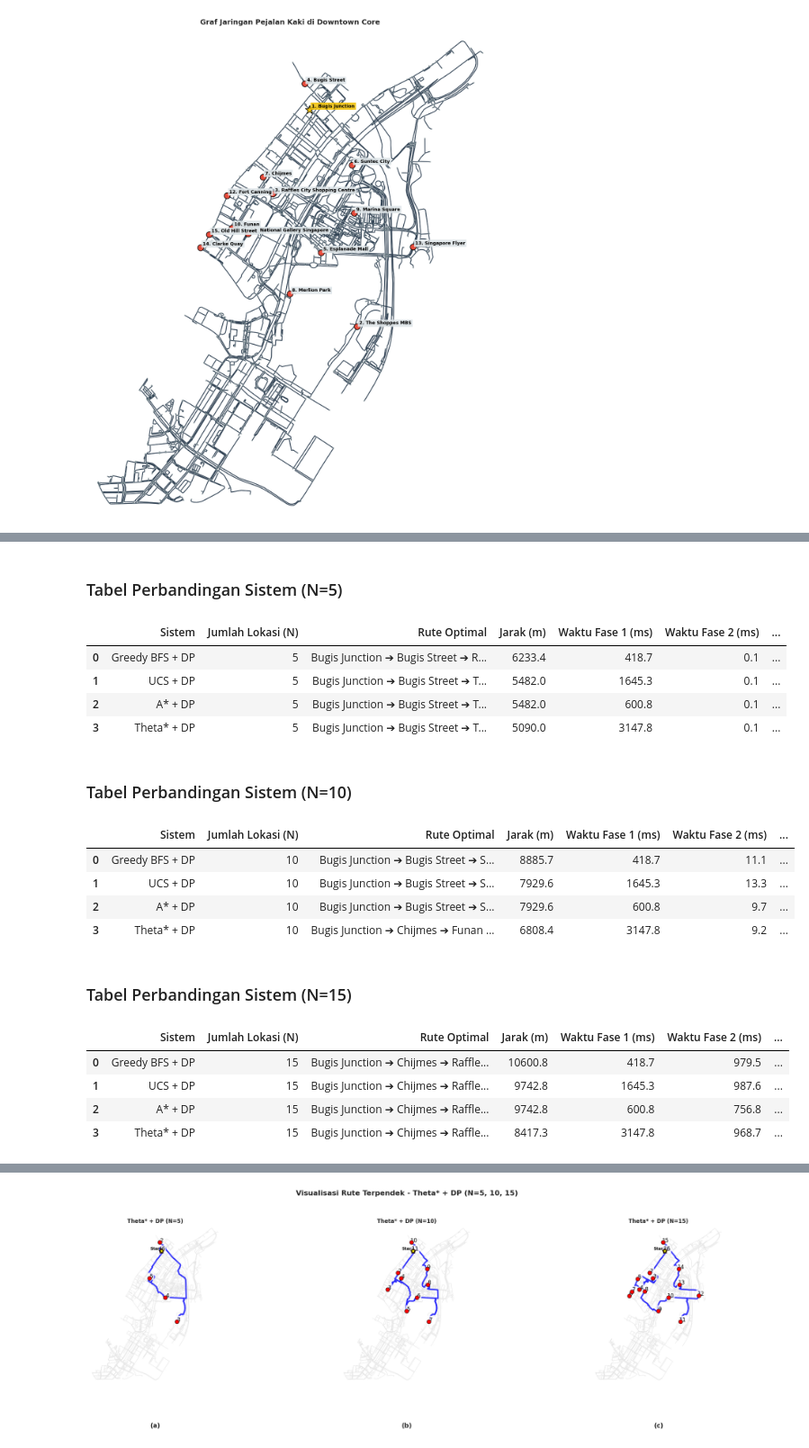
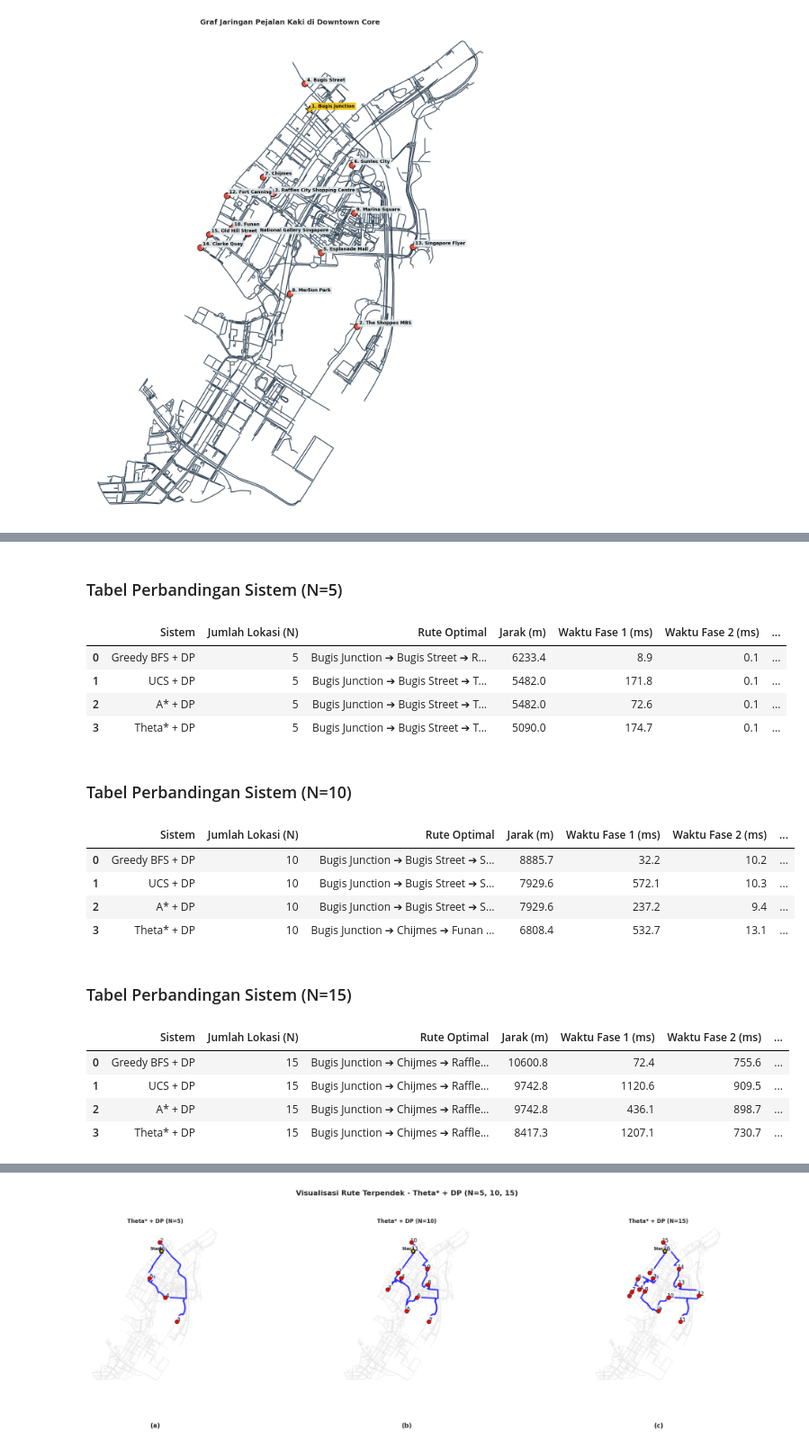
Before and after one commit to Sza288/Proyek_ASA, a Jupyter notebook: Tugas_Besar_ASA.ipynb, the cells around one changed output, grey strips where cells are left out. Shown at 90% size. Saved outputs shown, nothing was run; the diff lists cells and outputs as text; code cells hidden in the pictures.

```diff
--- a/Tugas_Besar_ASA.ipynb
+++ b/Tugas_Besar_ASA.ipynb
@@ -488,10 +497,10 @@ semua_hasil = []
 
 for n_uji in variasi_n:
   daftar_sistem = [
-    {"nama": "Greedy BFS + DP", "matriks": matriks_gbfs[:n_uji, :n_uji],  "waktu_fase1": waktu_gbfs,  "ekspansi_fase1": ekspansi_gbfs},
-    {"nama": "UCS + DP",        "matriks": matriks_ucs[:n_uji, :n_uji],   "waktu_fase1": waktu_ucs,   "ekspansi_fase1": ekspansi_ucs},
-    {"nama": "A* + DP",         "matriks": matriks_astar[:n_uji, :n_uji], "waktu_fase1": waktu_astar, "ekspansi_fase1": ekspansi_astar},
-    {"nama": "Theta* + DP",     "matriks": matriks_theta[:n_uji, :n_uji], "waktu_fase1": waktu_theta, "ekspansi_fase1": ekspansi_theta}
+    {"nama": "Greedy BFS + DP", "matriks": dict_matriks_skala['GBFS'][n_uji],  "waktu_fase1": performa_fase1['GBFS']['waktu'][n_uji],  "ekspansi_fase1": performa_fase1['GBFS']['ekspansi'][n_uji]},
+    {"nama": "UCS + DP",        "matriks": dict_matriks_skala['UCS'][n_uji],   "waktu_fase1": performa_fase1['UCS']['waktu'][n_uji],   "ekspansi_fase1": performa_fase1['UCS']['ekspansi'][n_uji]},
+    {"nama": "A* + DP",         "matriks": dict_matriks_skala['A*'][n_uji],    "waktu_fase1": performa_fase1['A*']['waktu'][n_uji],    "ekspansi_fase1": performa_fase1['A*']['ekspansi'][n_uji]},
+    {"nama": "Theta* + DP",     "matriks": dict_matriks_skala['Theta*'][n_uji], "waktu_fase1": performa_fase1['Theta*']['waktu'][n_uji], "ekspansi_fase1": performa_fase1['Theta*']['ekspansi'][n_uji]}
   ]
 
   hasil_per_n = []
@@ -503,47 +512,47 @@ for n_uji in variasi_n:
     rute, jarak_total, state_dp = held_karp_dp(mat_f1, start_node=0)
     waktu_fase2 = (time.time() - t0_dp) * 1000
 
     waktu_total = sistem["waktu_fase1"] + waktu_fase2
 
     row = {
       "Sistem": sistem["nama"],
       "Jumlah Lokasi (N)": n_uji,
       "Rute Optimal": format_rute(rute, names_uji),
       "Jarak (m)": round(jarak_total, 1),
       "Waktu Fase 1 (ms)": round(sistem["waktu_fase1"], 1),
       "Waktu Fase 2 (ms)": round(waktu_fase2, 1),
       "Total Waktu Eksekusi (ms)": round(waktu_total, 1),
       "Ekspansi Simpul": sistem["ekspansi_fase1"],
       "Ekspansi Status DP": state_dp
     }
     hasil_per_n.append(row)
     semua_hasil.append(row)
 
   df_tabel = pd.DataFrame(hasil_per_n)
   display(Markdown(f'### Tabel Perbandingan Sistem (N={n_uji})'))
   display(df_tabel)
   print("\n")
 
 df_sistem = pd.DataFrame(semua_hasil)
 # %% [output]
 ### Tabel Perbandingan Sistem (N=5)
 |  | Sistem | Jumlah Lokasi (N) | Rute Optimal | Jarak (m) | Waktu Fase 1 (ms) | Waktu Fase 2 (ms) | ... |
-| 0 | Greedy BFS + DP | 5 | Bugis Junction ➔ Bugis Street ➔ R... | 6233.4 | 418.7 | 0.1 | ... |
-| 1 | UCS + DP | 5 | Bugis Junction ➔ Bugis Street ➔ T... | 5482.0 | 1645.3 | 0.1 | ... |
-| 2 | A* + DP | 5 | Bugis Junction ➔ Bugis Street ➔ T... | 5482.0 | 600.8 | 0.1 | ... |
-| 3 | Theta* + DP | 5 | Bugis Junction ➔ Bugis Street ➔ T... | 5090.0 | 3147.8 | 0.1 | ... |
+| 0 | Greedy BFS + DP | 5 | Bugis Junction ➔ Bugis Street ➔ R... | 6233.4 | 8.9 | 0.1 | ... |
+| 1 | UCS + DP | 5 | Bugis Junction ➔ Bugis Street ➔ T... | 5482.0 | 171.8 | 0.1 | ... |
+| 2 | A* + DP | 5 | Bugis Junction ➔ Bugis Street ➔ T... | 5482.0 | 72.6 | 0.1 | ... |
+| 3 | Theta* + DP | 5 | Bugis Junction ➔ Bugis Street ➔ T... | 5090.0 | 174.7 | 0.1 | ... |
 ### Tabel Perbandingan Sistem (N=10)
 |  | Sistem | Jumlah Lokasi (N) | Rute Optimal | Jarak (m) | Waktu Fase 1 (ms) | Waktu Fase 2 (ms) | ... |
-| 0 | Greedy BFS + DP | 10 | Bugis Junction ➔ Bugis Street ➔ S... | 8885.7 | 418.7 | 11.1 | ... |
-| 1 | UCS + DP | 10 | Bugis Junction ➔ Bugis Street ➔ S... | 7929.6 | 1645.3 | 13.3 | ... |
-| 2 | A* + DP | 10 | Bugis Junction ➔ Bugis Street ➔ S... | 7929.6 | 600.8 | 9.7 | ... |
-| 3 | Theta* + DP | 10 | Bugis Junction ➔ Chijmes ➔ Funan ... | 6808.4 | 3147.8 | 9.2 | ... |
+| 0 | Greedy BFS + DP | 10 | Bugis Junction ➔ Bugis Street ➔ S... | 8885.7 | 32.2 | 10.2 | ... |
+| 1 | UCS + DP | 10 | Bugis Junction ➔ Bugis Street ➔ S... | 7929.6 | 572.1 | 10.3 | ... |
+| 2 | A* + DP | 10 | Bugis Junction ➔ Bugis Street ➔ S... | 7929.6 | 237.2 | 9.4 | ... |
+| 3 | Theta* + DP | 10 | Bugis Junction ➔ Chijmes ➔ Funan ... | 6808.4 | 532.7 | 13.1 | ... |
 ### Tabel Perbandingan Sistem (N=15)
 |  | Sistem | Jumlah Lokasi (N) | Rute Optimal | Jarak (m) | Waktu Fase 1 (ms) | Waktu Fase 2 (ms) | ... |
-| 0 | Greedy BFS + DP | 15 | Bugis Junction ➔ Chijmes ➔ Raffle... | 10600.8 | 418.7 | 979.5 | ... |
-| 1 | UCS + DP | 15 | Bugis Junction ➔ Chijmes ➔ Raffle... | 9742.8 | 1645.3 | 987.6 | ... |
-| 2 | A* + DP | 15 | Bugis Junction ➔ Chijmes ➔ Raffle... | 9742.8 | 600.8 | 756.8 | ... |
-| 3 | Theta* + DP | 15 | Bugis Junction ➔ Chijmes ➔ Raffle... | 8417.3 | 3147.8 | 968.7 | ... |
+| 0 | Greedy BFS + DP | 15 | Bugis Junction ➔ Chijmes ➔ Raffle... | 10600.8 | 72.4 | 755.6 | ... |
+| 1 | UCS + DP | 15 | Bugis Junction ➔ Chijmes ➔ Raffle... | 9742.8 | 1120.6 | 909.5 | ... |
+| 2 | A* + DP | 15 | Bugis Junction ➔ Chijmes ➔ Raffle... | 9742.8 | 436.1 | 898.7 | ... |
+| 3 | Theta* + DP | 15 | Bugis Junction ➔ Chijmes ➔ Raffle... | 8417.3 | 1207.1 | 730.7 | ... |
 # %%
 # Visualisasi perbandingan efisiensi waktu antar sistem pada skala N = 5,10,15
 # -----------------------------------------------------------------------------
```
Also changed, not shown: parts of 3 cells of this notebook.
